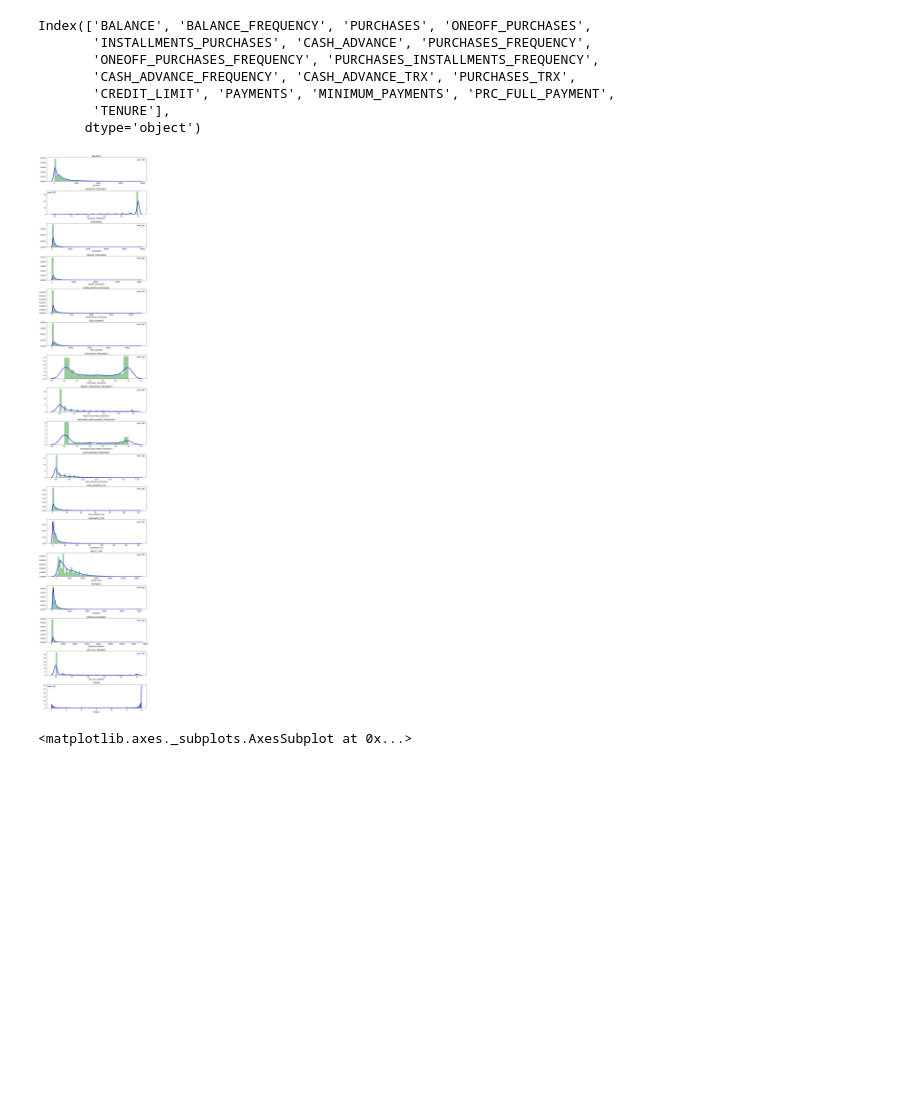
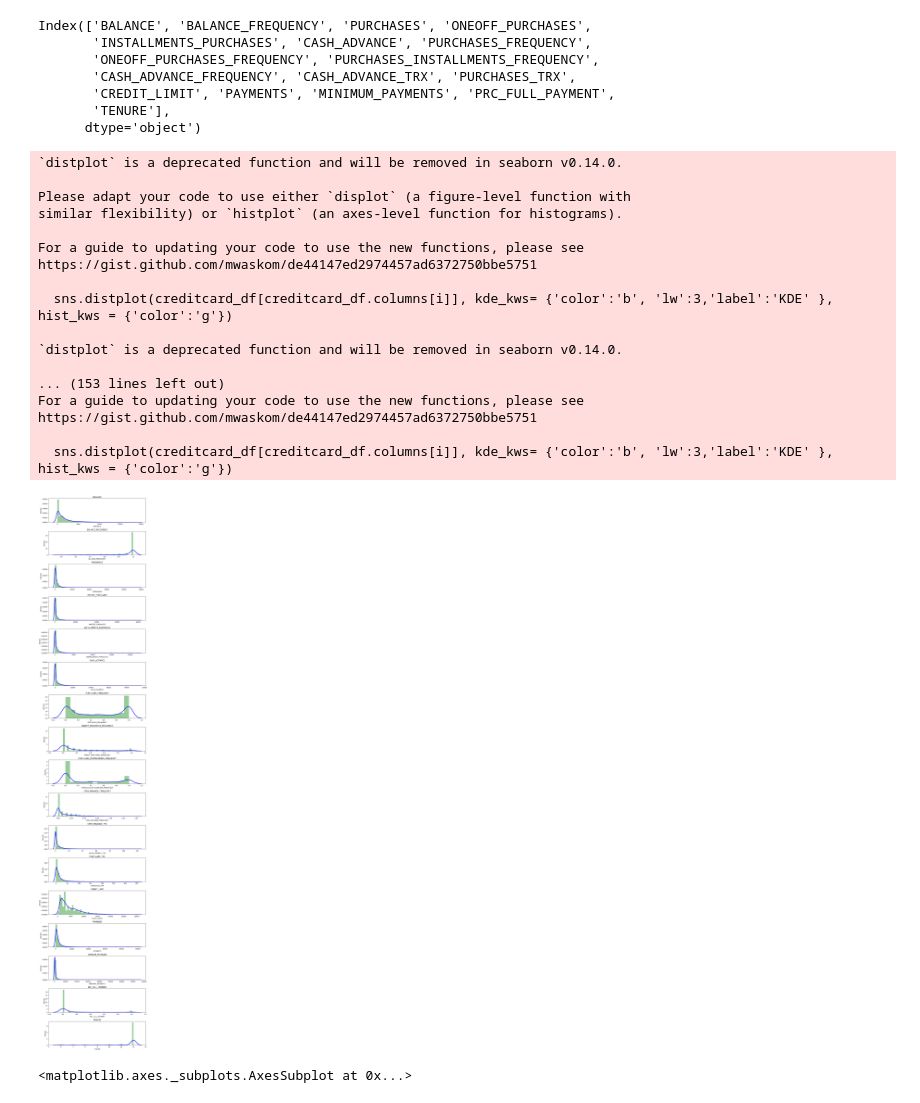
Before and after one commit to timvirga/StockPrediction, a Jupyter notebook: Section19-UnsupervisedLearning/Perform_Bank_Customers_Segmentation_Skeleton.ipynb, the cells around one changed output. Saved outputs shown, nothing was run; the diff lists cells and outputs as text; code cells hidden in the pictures; blank space fills up the shorter version.

Commit message:
distplot

```diff
--- a/Section19-UnsupervisedLearning/Perform_Bank_Customers_Segmentation_Skeleton.ipynb
+++ b/Section19-UnsupervisedLearning/Perform_Bank_Customers_Segmentation_Skeleton.ipynb
@@ -212,24 +212,43 @@ Index(['BALANCE', 'BALANCE_FREQUENCY', 'PURCHASES', 'ONEOFF_PURCHASES',
 # %%
 # distplot combines the matplotlib.hist function with seaborn kdeplot()
 # KDE Plot represents the Kernel Density Estimate
 # KDE is used for visualizing the Probability Density of a continuous variable.
 # KDE demonstrates the probability density at different values in a continuous variable.
 
 # Mean of balance is $1500
 # 'Balance_Frequency' for most customers is updated frequently ~1
 # For 'PURCHASES_FREQUENCY', there are two distinct group of customers
 # For 'ONEOFF_PURCHASES_FREQUENCY' and 'PURCHASES_INSTALLMENT_FREQUENCY' most users don't do one off puchases or installment purchases frequently
 # Very small number of customers pay their balance in full 'PRC_FULL_PAYMENT'~0
 # Credit limit average is around $4500
 # Most customers are ~11 years tenure
 
 plt.figure(figsize=(10,50))
-for i in len(creditcard_df.columns):
-    plt.subplot(17,i,i+1)
-    sns.displot(creditcard_df[creditcard_df.columns[i]], kde_kws= {'color'='b', 'lw':3,'label':'KDE' }, hist_kws={'color':'g'})
-    plt.title('')
+for i in range(len(creditcard_df.columns)):
+    plt.subplot(17,1,i+1)
+    sns.distplot(creditcard_df[creditcard_df.columns[i]], kde_kws= {'color':'b', 'lw':3,'label':'KDE' }, hist_kws = {'color':'g'})
+    plt.title(creditcard_df.columns[i])
+
+plt.tight_layout()
 # %% [output]
+`distplot` is a deprecated function and will be removed in seaborn v0.14.0.
+
+Please adapt your code to use either `displot` (a figure-level function with
+similar flexibility) or `histplot` (an axes-level function for histograms).
+
+For a guide to updating your code to use the new functions, please see
+https://gist.github.com/mwaskom/de44147ed2974457ad6372750bbe5751
+
+  sns.distplot(creditcard_df[creditcard_df.columns[i]], kde_kws= {'color':'b', 'lw':3,'label':'KDE' }, hist_kws = {'color':'g'})
+
+`distplot` is a deprecated function and will be removed in seaborn v0.14.0.
+
+... (153 lines left out)
+For a guide to updating your code to use the new functions, please see
+https://gist.github.com/mwaskom/de44147ed2974457ad6372750bbe5751
+
+  sns.distplot(creditcard_df[creditcard_df.columns[i]], kde_kws= {'color':'b', 'lw':3,'label':'KDE' }, hist_kws = {'color':'g'})
-[figure, old version]
+[figure, new version]
 # %%
 # sns.pairplot(creditcard_df)
 # Correlation between 'PURCHASES' and ONEOFF_PURCHASES & INSTALMENT_PURCHASES
```
